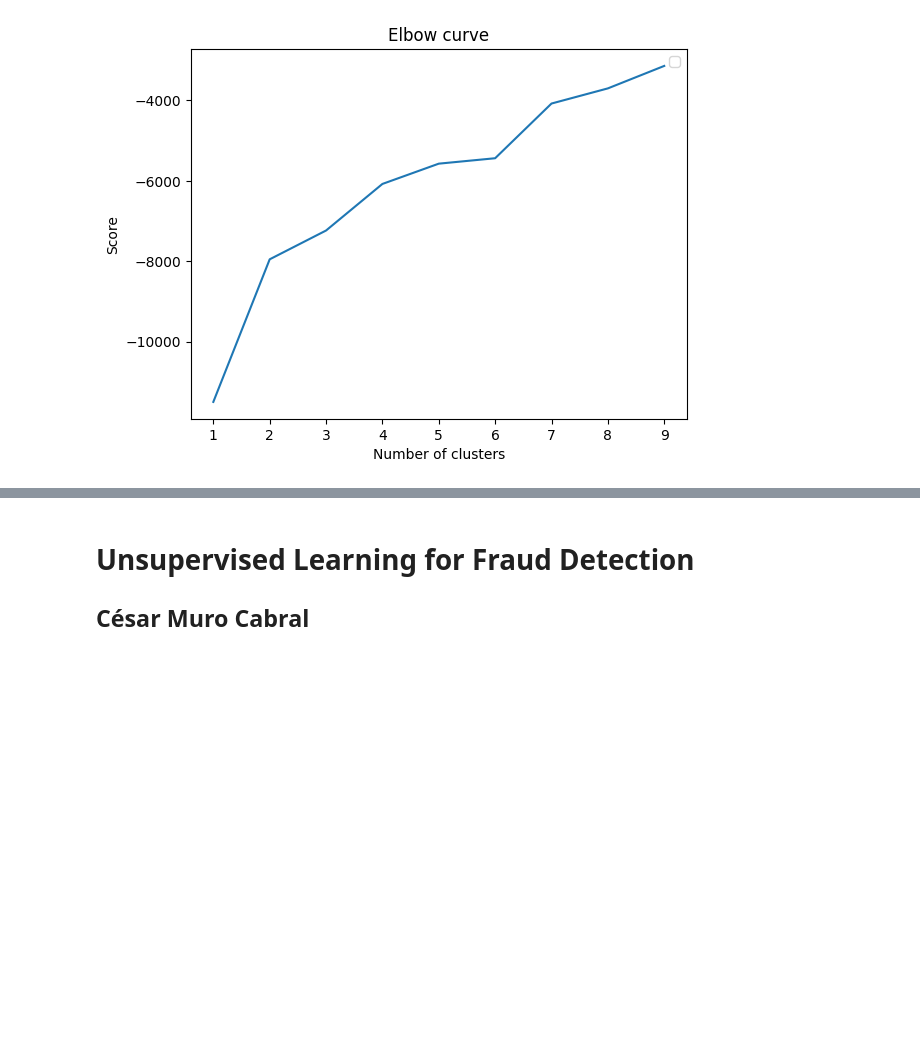
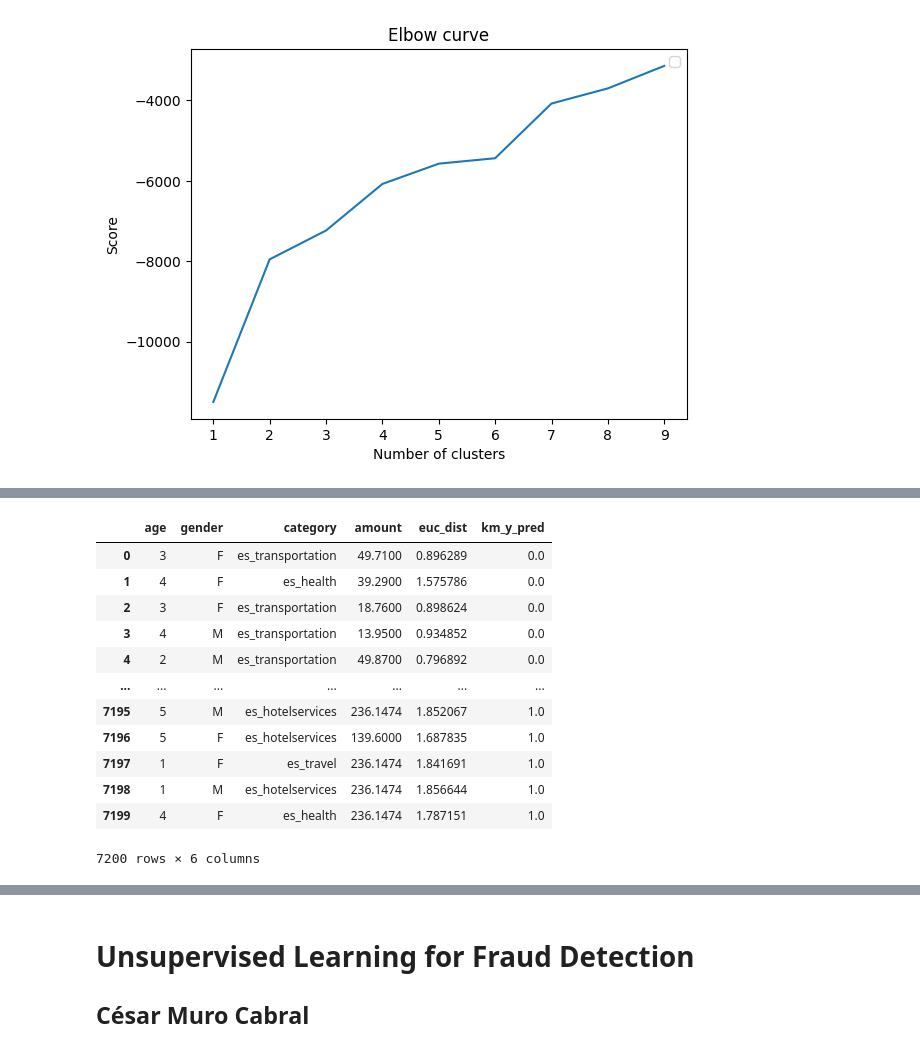
Before and after one commit to cmuro27/Machine_Learning_Projects_and_Notes, a Jupyter notebook: Project_fraud_detection_unsupervised.ipynb, the cells around one changed output, grey strips where cells are left out. Drawn from its saved outputs; the diff is of its cells as text; code cells hidden in the pictures; blank space fills up the shorter version.

```diff
--- a/Project_fraud_detection_unsupervised.ipynb
+++ b/Project_fraud_detection_unsupervised.ipynb
@@ -458,0 +488,21 @@ Now, how we go from clustering data to fraud detection?
+# %%
+dist_series = pd.Series(dist, name='euc_dist')
+km_y_pred_series = pd.Series(km_y_pred, name='km_y_pred')
+
+
+X_complete = pd.concat([X, dist_series, km_y_pred_series], axis=1)
+X_complete
+# %% [output]
+|  | age | gender | category | amount | euc_dist | km_y_pred |
+| 0 | 3 | F | es_transportation | 49.7100 | 0.896289 | 0.0 |
+| 1 | 4 | F | es_health | 39.2900 | 1.575786 | 0.0 |
+| 2 | 3 | F | es_transportation | 18.7600 | 0.898624 | 0.0 |
+| 3 | 4 | M | es_transportation | 13.9500 | 0.934852 | 0.0 |
+| 4 | 2 | M | es_transportation | 49.8700 | 0.796892 | 0.0 |
+| ... | ... | ... | ... | ... | ... | ... |
+| 7195 | 5 | M | es_hotelservices | 236.1474 | 1.852067 | 1.0 |
+| 7196 | 5 | F | es_hotelservices | 139.6000 | 1.687835 | 1.0 |
+| 7197 | 1 | F | es_travel | 236.1474 | 1.841691 | 1.0 |
+| 7198 | 1 | M | es_hotelservices | 236.1474 | 1.856644 | 1.0 |
+| 7199 | 4 | F | es_health | 236.1474 | 1.787151 | 1.0 |
+7200 rows × 6 columns
```
Also changed, not shown: parts of 4 cells of this notebook.
